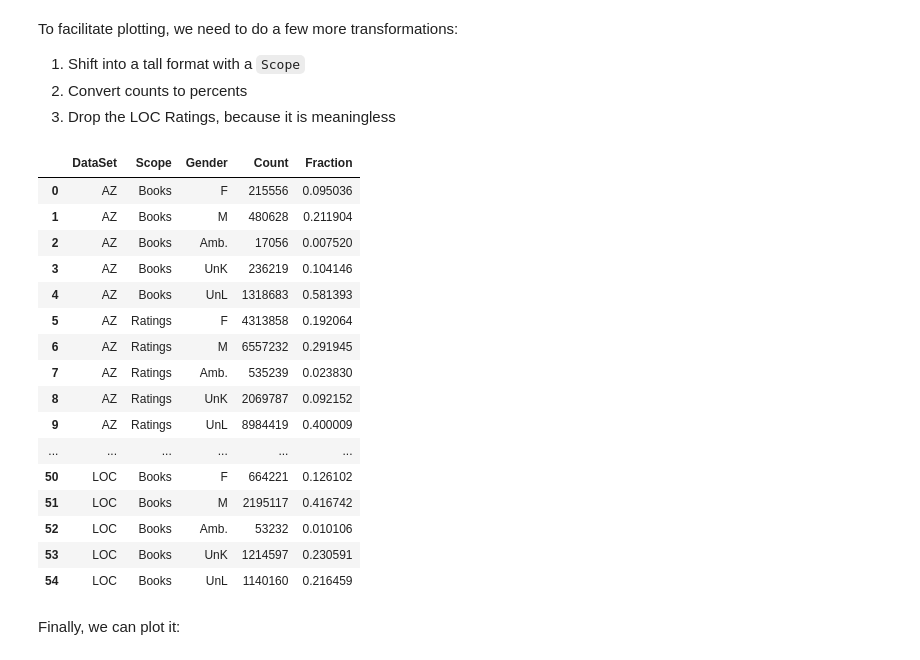
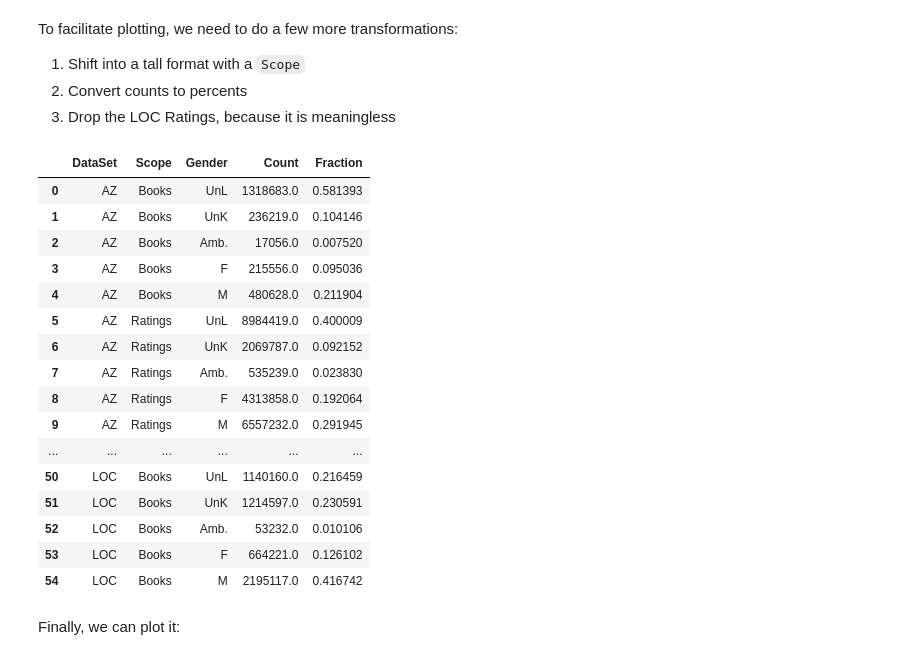
Before and after one commit to BoiseState/book-author-gender, a Jupyter notebook: DataSummary.ipynb, the cells around one changed output. Cells and saved outputs as stored; diff of their text form; code cells hidden in the pictures.

```diff
--- a/DataSummary.ipynb
+++ b/DataSummary.ipynb
@@ -98,0 +186,10 @@ loading ratings for GR-I
+# %%
+book_gender = pd.DataFrame({
+    'gender_status': book_gender,
+    'gender': book_gender.cat.rename_categories({
+        'no-book': 'unlinked'
+    }).cat.remove_categories([
+        'no-loc-author', 'no-viaf-author'
+    ]).fillna('unlinked')
+})
+book_gender
@@ -232,12 +333,16 @@ def gender_info(books, full=False):
-# %%
-def summarize_by_gender(book_frame, full=False):
-    # we only need the item column
-    books = gender_info(book_frame[['item']], full)
-
-    # join and count
-    counts = books.groupby('gender').agg(['count', 'nunique']).droplevel(0, axis=1)
-    counts = counts.rename(columns={'count': 'Ratings', 'nunique': 'Books'})
-    return counts
+# %%
+def summarize_by_gender(rate_frame, gender_col='gender'):
+    # count ratings per book
+    i_counts = rate_frame['item'].value_counts().to_frame(name='ratings')
+    # join with gender
+    books = i_counts.join(book_gender)
+    # count by gender
+    counts = books.groupby(gender_col)['ratings'].agg(['count', 'sum'])
+    counts.rename(columns={
+        'count': 'Books',
+        'sum': 'Ratings'
+    }, inplace=True)
+    return counts
 # %% [markdown]
 Let's see the function in action:
 # %%
@@ -254,7 +359,7 @@ summarize_by_gender(ratings['BX-E'])
 Now build up a full frame of everything:
 # %%
 eprint('summarizing LOC')
-summaries = {'LOC': summarize_by_gender(loc_books)}
+summaries = {'LOC':  summarize_by_gender(loc_books).assign(ratings=np.nan) }
 for ds, f in ratings.items():
     eprint('summarizing', ds)
     summaries[ds] = summarize_by_gender(f)
@@ -363,39 +468,46 @@ To facilitate plotting, we need to do a few more transformations:
 # %%
 gs_tall = pd.DataFrame({'Count': gender_stats.stack()})
 gs_tall.index.rename(['DataSet', 'Gender', 'Scope'], inplace=True)
 gs_tall = gs_tall.reorder_levels(['DataSet', 'Scope', 'Gender']).sort_index()
 gs_tall['Fraction'] = gs_tall['Count'] / gs_tall.groupby(level=['DataSet', 'Scope'])['Count'].sum()
 gs_tall.drop(('LOC', 'Ratings'), inplace=True)
 gs_tall.sort_index(inplace=True)
 gs_tall.reset_index(inplace=True)
 gs_tall['Gender'].cat.rename_categories({
     'female': 'F',
     'male': 'M',
     'ambiguous': 'Amb.',
     'unknown': 'UnK',
     'unlinked': 'UnL'
 }, inplace=True)
+gs_tall['Gender'].cat.reorder_categories([
+    'F',
+    'M',
+    'Amb.',
+    'UnK',
+    'UnL'
+], inplace=True)
 gs_tall['DataSet'] = gs_tall['DataSet'].astype('category')
 gs_tall['DataSet'].cat.reorder_categories(['LOC', 'AZ', 'BX-I', 'BX-E', 'GR-I', 'GR-E'], inplace=True)
 gs_tall
 # %% [output]
 |  | DataSet | Scope | Gender | Count | Fraction |
-| 0 | AZ | Books | F | 215556 | 0.095036 |
-| 1 | AZ | Books | M | 480628 | 0.211904 |
-| 2 | AZ | Books | Amb. | 17056 | 0.007520 |
-| 3 | AZ | Books | UnK | 236219 | 0.104146 |
-| 4 | AZ | Books | UnL | 1318683 | 0.581393 |
-| 5 | AZ | Ratings | F | 4313858 | 0.192064 |
-| 6 | AZ | Ratings | M | 6557232 | 0.291945 |
-| 7 | AZ | Ratings | Amb. | 535239 | 0.023830 |
-| 8 | AZ | Ratings | UnK | 2069787 | 0.092152 |
-| 9 | AZ | Ratings | UnL | 8984419 | 0.400009 |
+| 0 | AZ | Books | UnL | 1318683.0 | 0.581393 |
+| 1 | AZ | Books | UnK | 236219.0 | 0.104146 |
+| 2 | AZ | Books | Amb. | 17056.0 | 0.007520 |
+| 3 | AZ | Books | F | 215556.0 | 0.095036 |
+| 4 | AZ | Books | M | 480628.0 | 0.211904 |
+| 5 | AZ | Ratings | UnL | 8984419.0 | 0.400009 |
+| 6 | AZ | Ratings | UnK | 2069787.0 | 0.092152 |
+| 7 | AZ | Ratings | Amb. | 535239.0 | 0.023830 |
+| 8 | AZ | Ratings | F | 4313858.0 | 0.192064 |
+| 9 | AZ | Ratings | M | 6557232.0 | 0.291945 |
 | ... | ... | ... | ... | ... | ... |
-| 50 | LOC | Books | F | 664221 | 0.126102 |
-| 51 | LOC | Books | M | 2195117 | 0.416742 |
-| 52 | LOC | Books | Amb. | 53232 | 0.010106 |
-| 53 | LOC | Books | UnK | 1214597 | 0.230591 |
-| 54 | LOC | Books | UnL | 1140160 | 0.216459 |
+| 50 | LOC | Books | UnL | 1140160.0 | 0.216459 |
+| 51 | LOC | Books | UnK | 1214597.0 | 0.230591 |
+| 52 | LOC | Books | Amb. | 53232.0 | 0.010106 |
+| 53 | LOC | Books | F | 664221.0 | 0.126102 |
+| 54 | LOC | Books | M | 2195117.0 | 0.416742 |
 # %% [markdown]
 Finally, we can plot it:
 # %%
```
Also changed, not shown: parts of 43 cells of this notebook, 12 other files.
